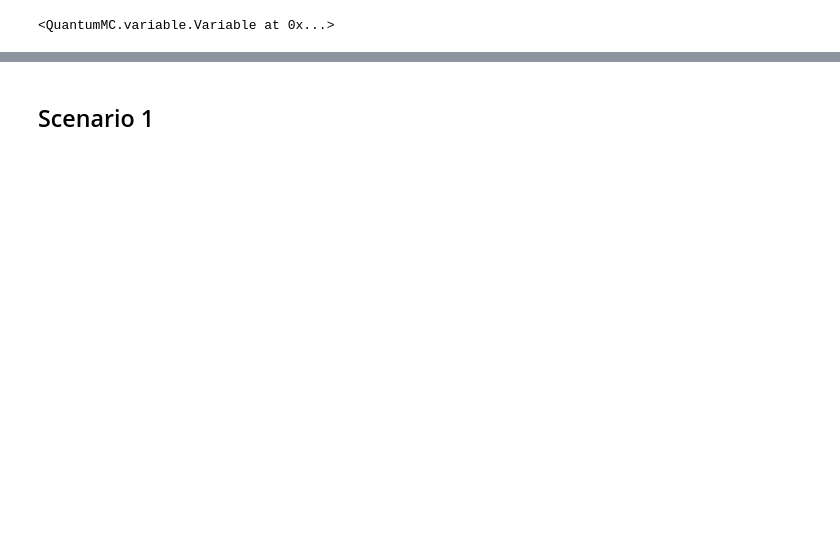
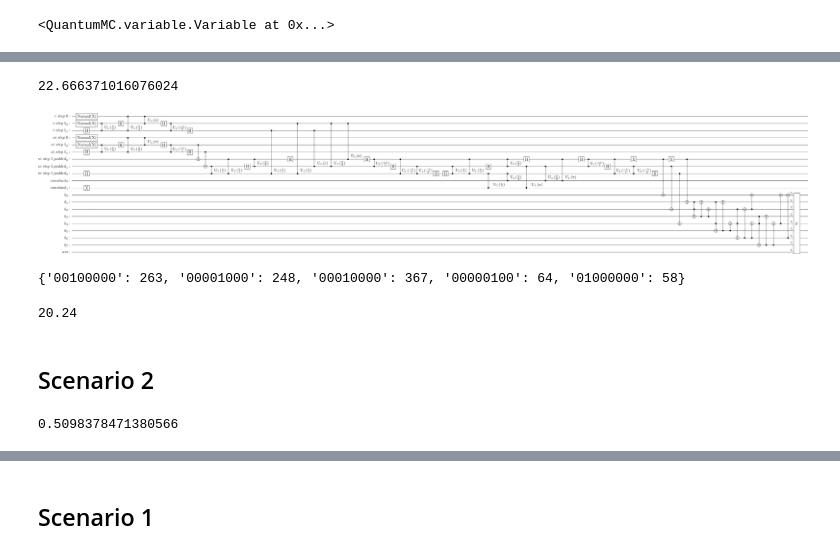
Before and after one commit to siyuan-bruce/QuantumMonteCarlo, a Jupyter notebook: test.ipynb, the cells around one changed output, grey strips where cells are left out. Drawn from its saved outputs; the diff is of its cells as text; code cells hidden in the pictures; blank space fills up the shorter version.

```diff
--- a/test.ipynb
+++ b/test.ipynb
@@ -98,0 +146,67 @@ a/num_shots
+# %%
+
+from QuantumMC.quantummc import QuantumMC
+from QuantumMC.variable import Variable
+import numpy as np
+
+# Initialize QuantumMC object
+qmc = QuantumMC()
+
+# Perform quantum walk with 1 and 2 steps, respectively
+qw1 = qmc.walk(num_steps = 2, distribution = "Normal", size = 1, name = "r", mu = 0.5, sigma = 1, bounds=(0, 1))
+qw2 = qmc.walk(num_steps = 2, distribution = "Normal", size = 1, name = "xi", mu = 0.5, sigma = 1, bounds=(0, 1))
+
+# Perform addition on the two quantum walks
+a, b= qmc.arithmetic("add", [qw1.vars[-1], qw2.vars[-1]])
+
+# Load a constant 2 into a variable
+var = Variable(2, "constant")
+var.load_constant(2)
+
+# Add the constant to the result of the addition of the two quantum walks
+qmc.add_variable(var)
+a, b= qmc.arithmetic("add", [var, b], False)
+
+# Perform Exponential function with base 2 on the result of the addition
+a, b = qmc.arithmetic("power2", [b])
+
+# Perform quantum estimation on the result of the square operation
+result = qmc.estimate(0.05, 0.01, b)
+
+# Print result
+result
+# %% [output]
+22.666371016076024
+# %%
+qmc.get_qc().draw("latex")
+# %% [output]
+[figure, added]
+# %%
+# qmc = QuantumMC()
+
+# # Perform quantum walk with 1 and 2 steps, respectively
+# qw1 = qmc.walk(num_steps = 1, distribution = "Normal", size = 1, name = "r", mu = 0.5, sigma = 0.1, bounds=(0, 1))
+from qiskit import *
+cr = ClassicalRegister(b.get_register().size)
+qmc.get_qc().add_register(cr)
+for i in range(cr.size):
+    qmc.get_qc().measure(b.get_register()[i], cr[i])
+
+num_shots = 1000 #Setting the number of times to repeat measurement
+backend = Aer.get_backend("qasm_simulator")
+job = execute(qmc.get_qc(), backend, shots=num_shots)
+#Get results of program
+job_stats = job.result().get_counts()
+print(job_stats)
+
+a = 0
+for i in job_stats:
+    a +=(int(i,2) * job_stats[i])
+#     print(int(i,2))
+
+a/num_shots
+# %% [output]
+{'00100000': 263, '00001000': 248, '00010000': 367, '00000100': 64, '01000000': 58}
+20.24
+# %% [markdown]
+## Scenario 2
@@ -98,0 +251,4 @@ a/num_shots
+# %%
+result
+# %% [output]
+0.5098378471380566
```
Also changed, not shown: parts of 33 cells of this notebook.
